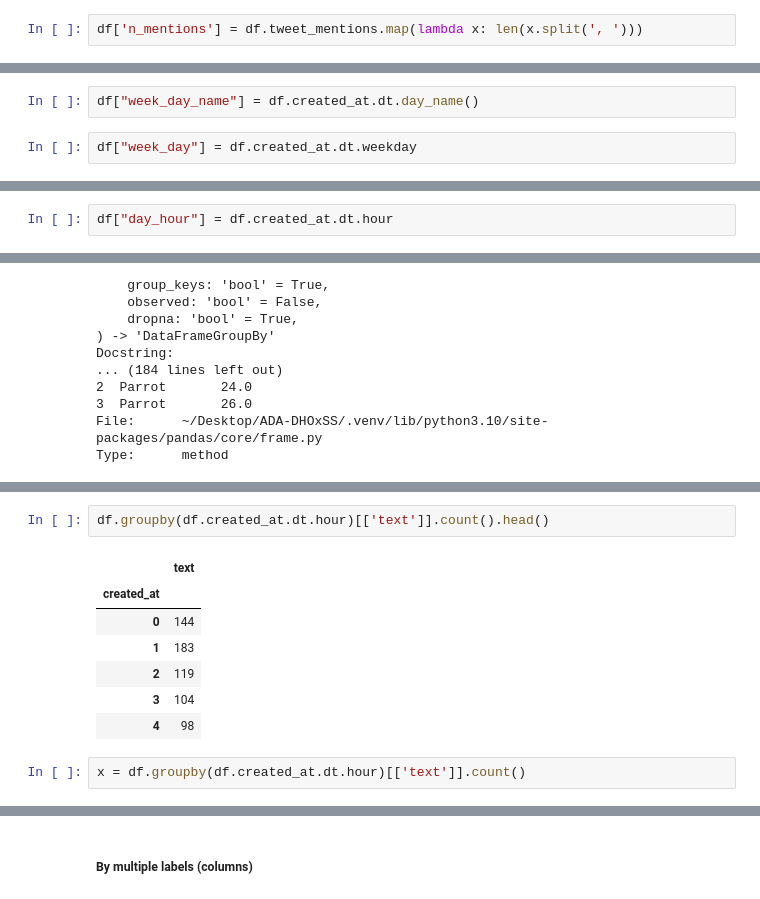
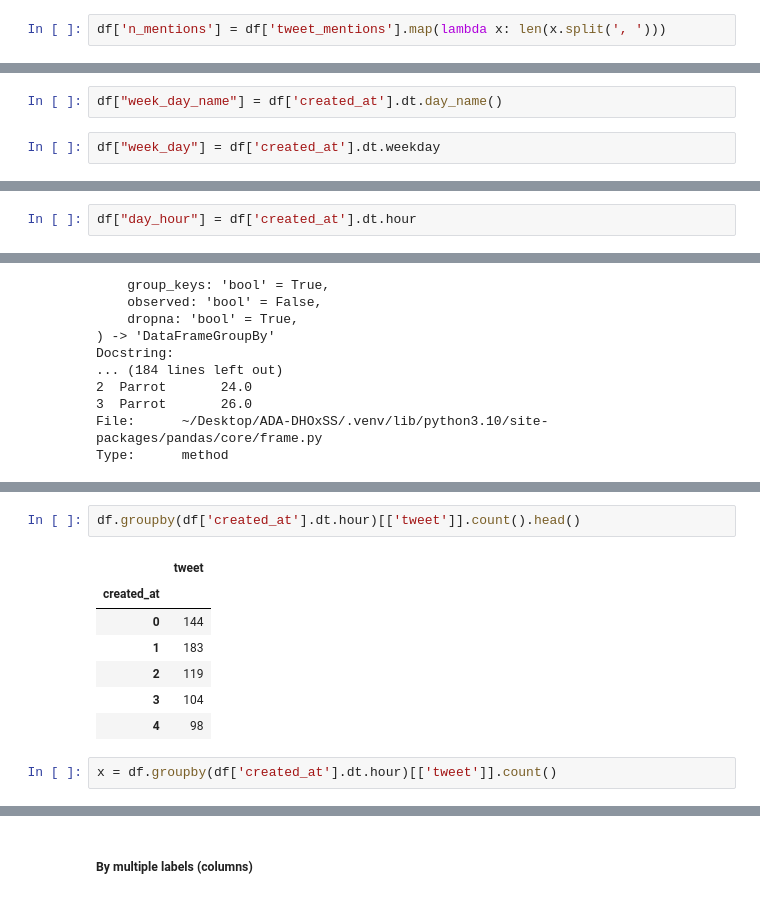
Before and after one commit to mromanello/ADA-DHOxSS, a Jupyter notebook: notebooks/2.3 Skills, Wrangling with Pandas.ipynb, the cells around one changed output, grey strips where cells are left out. Cells and saved outputs as stored; diff of their text form.

```diff
--- a/notebooks/2.3 Skills, Wrangling with Pandas.ipynb
+++ b/notebooks/2.3 Skills, Wrangling with Pandas.ipynb
@@ -216,5 +216,5 @@ df['tweet_mentions'] = df.text.apply(find_mentions)
 # %%
-df['n_mentions'] = df.tweet_mentions.map(lambda x: len(x.split(', ')))
+df['n_mentions'] = df['tweet_mentions'].map(lambda x: len(x.split(', ')))
 # %%
 df.head()
 # %% [output]
@@ -228,9 +228,9 @@ df.head()
 # %% [markdown]
 #### Add column with week day
 # %%
-df["week_day_name"] = df.created_at.dt.day_name()
+df["week_day_name"] = df['created_at'].dt.day_name()
 # %%
-df["week_day"] = df.created_at.dt.weekday
+df["week_day"] = df['created_at'].dt.weekday
 # %%
 df.head(3)
 # %% [output]
@@ -331,7 +342,7 @@ id
 848416049573658624     6
 Name: created_at, dtype: int32
 # %%
-df["day_hour"] = df.created_at.dt.hour
+df["day_hour"] = df['created_at'].dt.hour
 # %%
 display_cols = ['created_at', 'week_day', 'day_hour']
 df[display_cols].head(4)
@@ -552,9 +570,9 @@ df.groupby(df.created_at.dt.hour)[['text']].count()
 | 22 | 168 |
 | 23 | 141 |
 # %%
-df.groupby(df.created_at.dt.hour)[['text']].count().head()
+df.groupby(df['created_at'].dt.hour)[['tweet']].count().head()
 # %% [output]
-|  | text |
+|  | tweet |
 | created_at |  |
 | 0 | 144 |
 | 1 | 183 |
@@ -562,7 +580,7 @@ df.groupby(df.created_at.dt.hour)[['text']].count().head()
 | 3 | 104 |
 | 4 | 98 |
 # %%
-x = df.groupby(df.created_at.dt.hour)[['text']].count()
+x = df.groupby(df['created_at'].dt.hour)[['tweet']].count()
 # %%
 x.plot(kind='bar')
 # %% [output]
```
Also changed, not shown: parts of 40 cells of this notebook.
